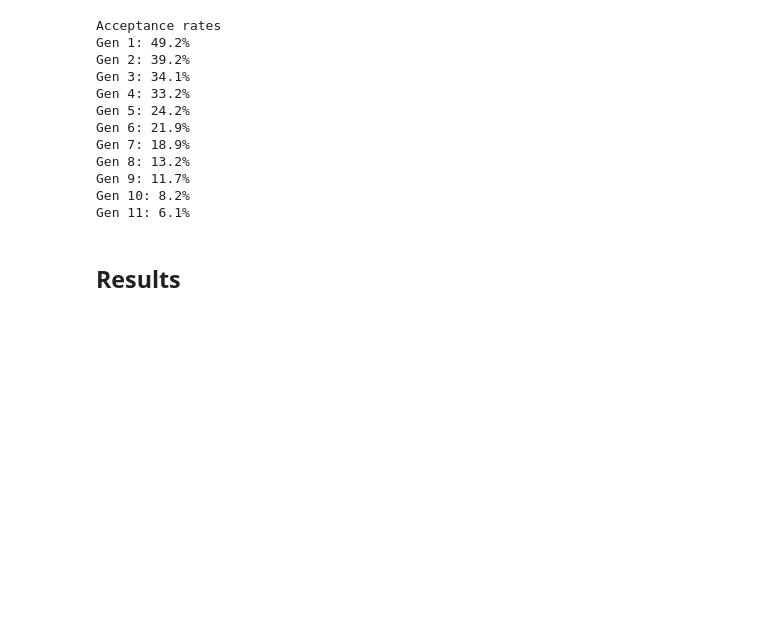
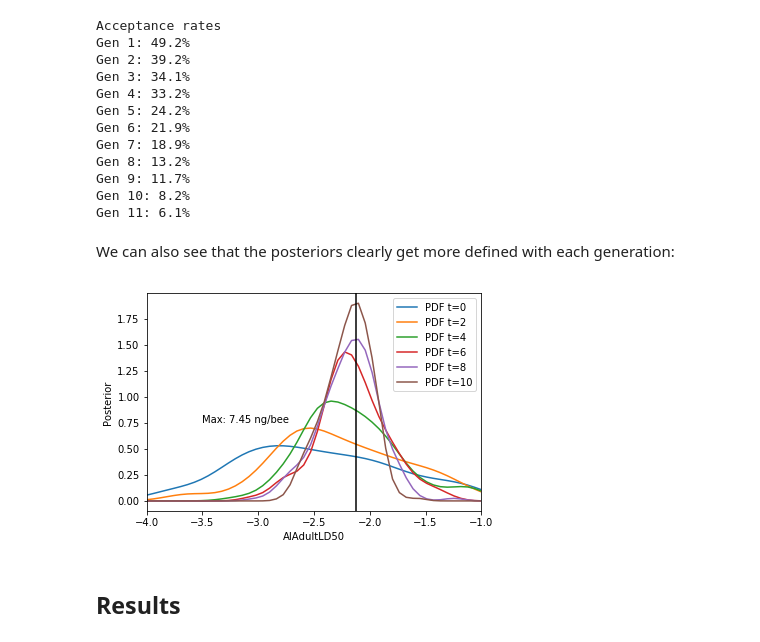
Before and after one commit to JeffreyMinucci/bee_neonic_abc, a Jupyter notebook: results_report.ipynb, the cells around one changed output. Drawn from its saved outputs; the diff is of its cells as text; code cells hidden in the pictures; blank space fills up the shorter version.

```diff
--- a/results_report.ipynb
+++ b/results_report.ipynb
@@ -65,6 +61,24 @@ Gen 8: 13.2%
 Gen 9: 11.7%
 Gen 10: 8.2%
 Gen 11: 6.1%
+# %% [markdown]
+We can also see that the posteriors clearly get more defined with each generation:
+# %%
+variable = 'AIAdultLD50'
+fig, ax = plt.subplots()
+for t in range(0,history.max_t + 1,2):
+    df, w = history.get_distribution(m=0, t=t)
+    pyabc.visualization.plot_kde_1d(df, w, xmin=-4, xmax=-1,
+                                   x=variable, ax=ax,
+                                   label="PDF t={}".format(t))
+x, pdf = kde_1d(df,w,variable, numx = 200)
+MAP = x[np.where(np.max(pdf)==pdf)]
+plt.axvline(x=MAP.item(),color='black')
+ax.legend()
+ax.annotate('Max: {:.2f} ng/bee'.format(10**MAP.item()*1000), xy = (-3.5,0.75))
+plt.show()
+# %% [output]
+[figure, added]
 # %% [markdown]
 ## Results
 # %% [markdown]
```
Also changed, not shown: parts of 3 cells of this notebook.
